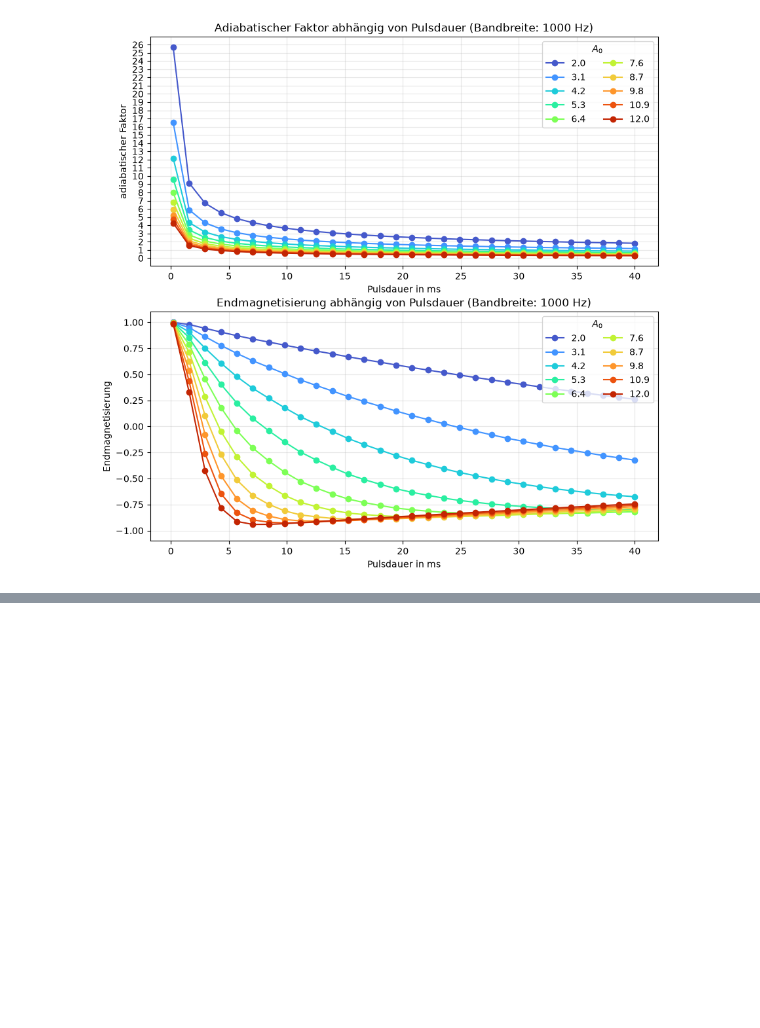
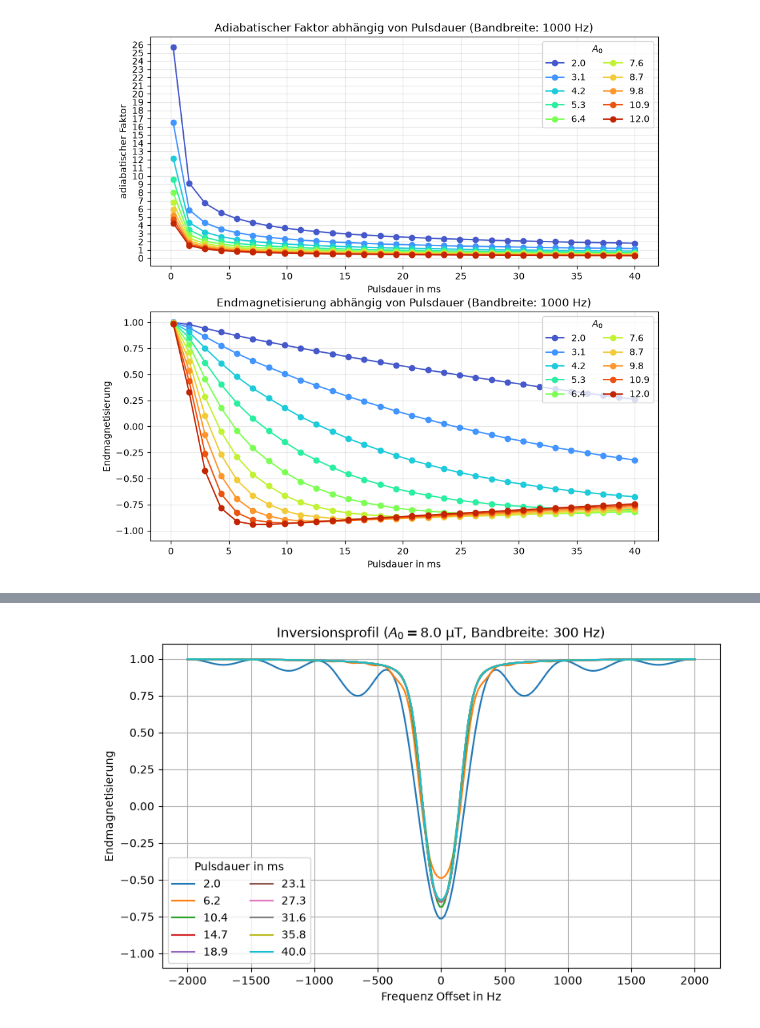
Before and after one commit to viola-schumann/Bloch-hyperbolic-secant, a Jupyter notebook: Sech_Puls_neu.ipynb, the cells around one changed output, grey strips where cells are left out. Cells and saved outputs as stored; diff of their text form; code cells hidden in the pictures; blank space fills up the shorter version.

```diff
--- a/Sech_Puls_neu.ipynb
+++ b/Sech_Puls_neu.ipynb
@@ -449,0 +508,34 @@ plt.show()
+# %%
+# Variation T
+
+T_range = np.linspace(1e-3, 20e-3, 10)
+delta_f_range = np.linspace(-2000, 2000, 200)
+
+Mz_end = np.zeros((len(T_range), len(delta_f_range)))
+
+for i, T_value in enumerate(T_range):
+
+    t_start = - T_value
+    t_end = T_value
+    times = np.linspace(t_start, t_end, 2000)
+
+    for j, delta_f_value in enumerate(delta_f_range):
+        solution = solve_ivp(bloch_rot, (t_start, t_end), M0, args=(A0, T_half, sweep_bb, T_1, T_2, delta_f_value))
+        Mz_end[i, j] = solution.y[2, -1]
+# %%
+plt.figure(figsize=(8, 5))
+
+for i, T_value in enumerate(T_range):
+    plt.plot(delta_f_range, Mz_end[i], label=f"{2*T_value*1e3:.1f}")
+
+plt.xlabel("Frequenz Offset in Hz")
+plt.ylabel("Endmagnetisierung")
+plt.ylim(-1.1, 1.1)
+plt.title(f"Inversionsprofil ($A_0 = {A0*1e6}$ µT, Bandbreite: {sweep_bb} Hz)")
+
+plt.legend(title=r"Pulsdauer in ms", ncol=2)
+plt.grid()
+plt.tight_layout()
+plt.show()
+# %% [output]
+[figure, added]
```
Also changed, not shown: parts of 10 cells of this notebook, 10 other files.
